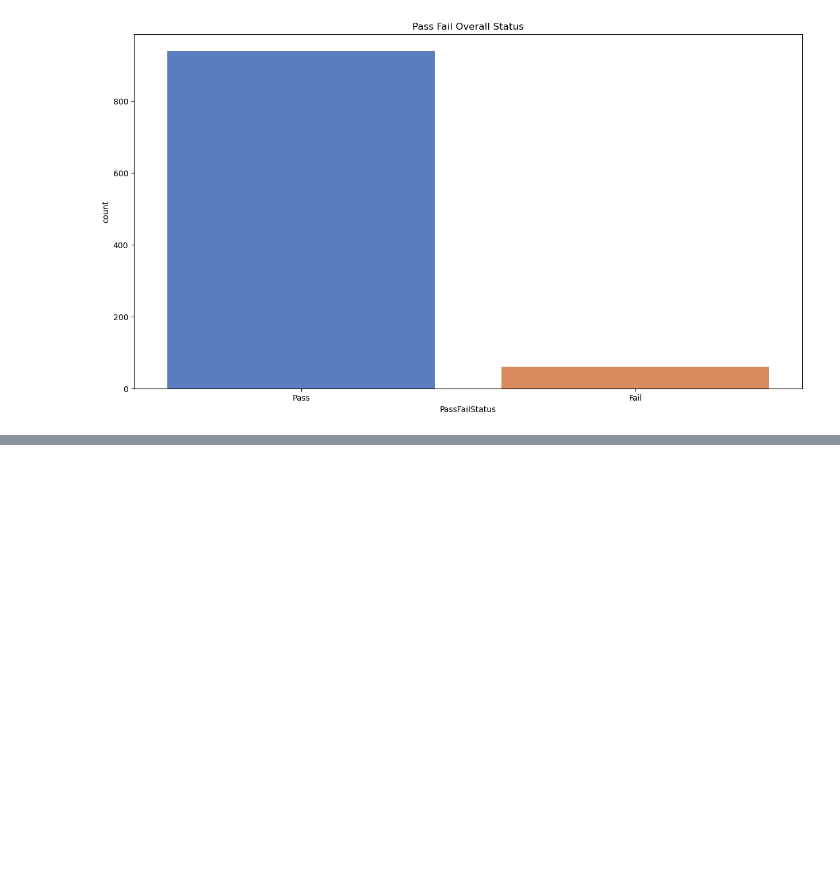
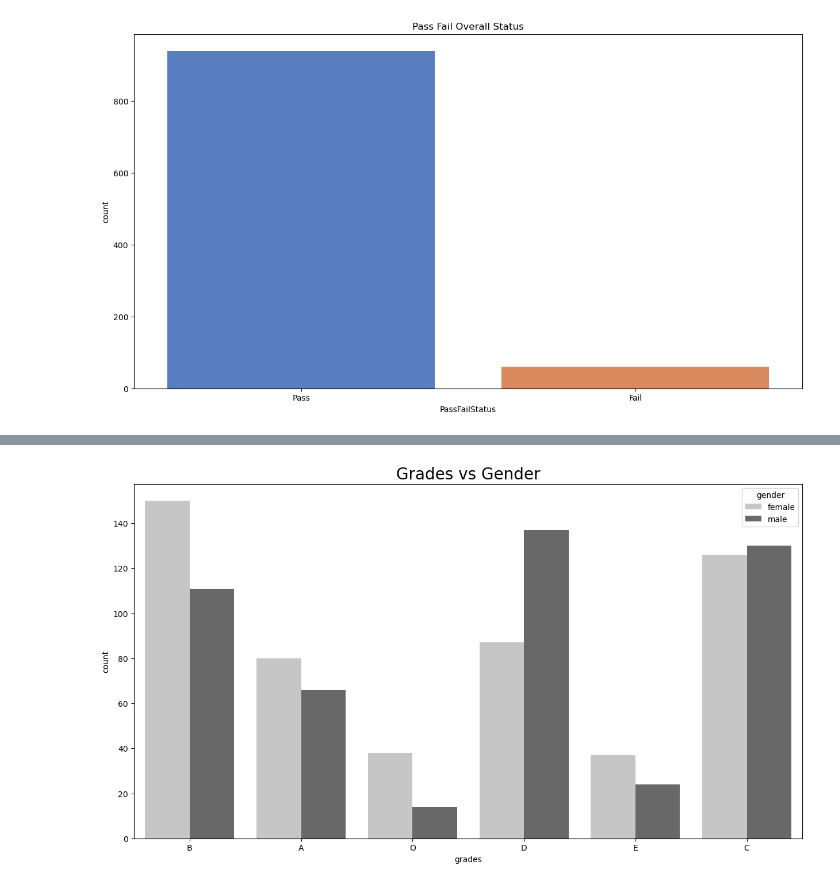
Before and after one commit to TirumaniSrilakshmi/Student-Performance, a Jupyter notebook: student_performance_me.ipynb, the cells around one changed output, grey strips where cells are left out. Cells and saved outputs as stored; diff of their text form; code cells hidden in the pictures; blank space fills up the shorter version.

```diff
--- a/student_performance_me.ipynb
+++ b/student_performance_me.ipynb
@@ -417,0 +484,7 @@ plt.show()
+# %%
+# comparing grades distribustion in males and females
+sns.countplot(x = data['grades'],hue = data['gender'],palette = 'Greys')
+plt.title('Grades vs Gender', fontsize = 20)
+plt.show()
+# %% [output]
+[figure, added]
```
Also changed, not shown: parts of 6 cells of this notebook.
